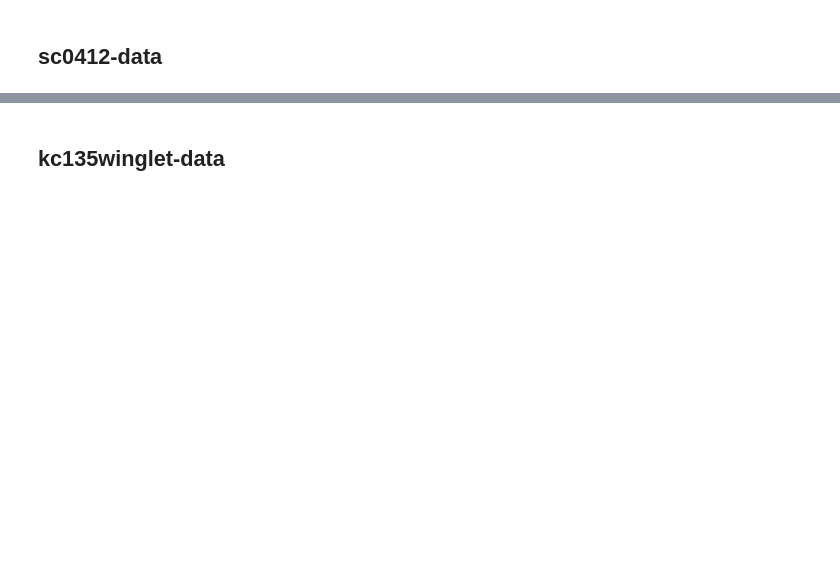
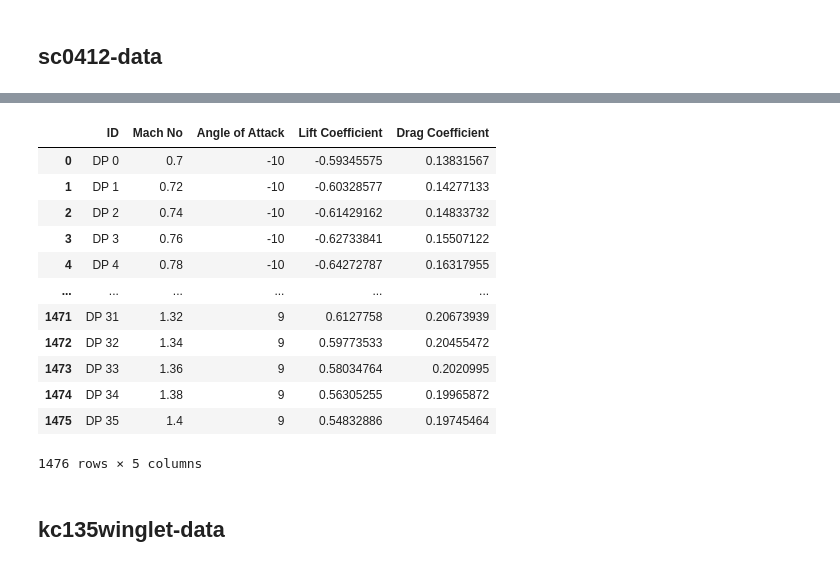
Before and after one commit to dee-hub/Predicting-the-Aerodynamic-Coefficients-of-Transonic-Airfoils, a Jupyter notebook: Data Cleaning.ipynb, the cells around one changed output, grey strips where cells are left out. Cells and saved outputs as stored; diff of their text form; code cells hidden in the pictures; blank space fills up the shorter version.

```diff
--- a/Data Cleaning.ipynb
+++ b/Data Cleaning.ipynb
@@ -181,3 +229,19 @@ sc0412_data.to_csv('sc0412-data.csv')#grumman-data
+# %%
+sc0412_data
+# %% [output]
+|  | ID | Mach No | Angle of Attack | Lift Coefficient | Drag Coefficient |
+| 0 | DP 0 | 0.7 | -10 | -0.59345575 | 0.13831567 |
+| 1 | DP 1 | 0.72 | -10 | -0.60328577 | 0.14277133 |
+| 2 | DP 2 | 0.74 | -10 | -0.61429162 | 0.14833732 |
+| 3 | DP 3 | 0.76 | -10 | -0.62733841 | 0.15507122 |
+| 4 | DP 4 | 0.78 | -10 | -0.64272787 | 0.16317955 |
+| ... | ... | ... | ... | ... | ... |
+| 1471 | DP 31 | 1.32 | 9 | 0.6127758 | 0.20673939 |
+| 1472 | DP 32 | 1.34 | 9 | 0.59773533 | 0.20455472 |
+| 1473 | DP 33 | 1.36 | 9 | 0.58034764 | 0.2020995 |
+| 1474 | DP 34 | 1.38 | 9 | 0.56305255 | 0.19965872 |
+| 1475 | DP 35 | 1.4 | 9 | 0.54832886 | 0.19745464 |
+1476 rows × 5 columns
 # %% [markdown]
 ## kc135winglet-data
 # %%
```
Also changed, not shown: parts of 13 cells of this notebook.
